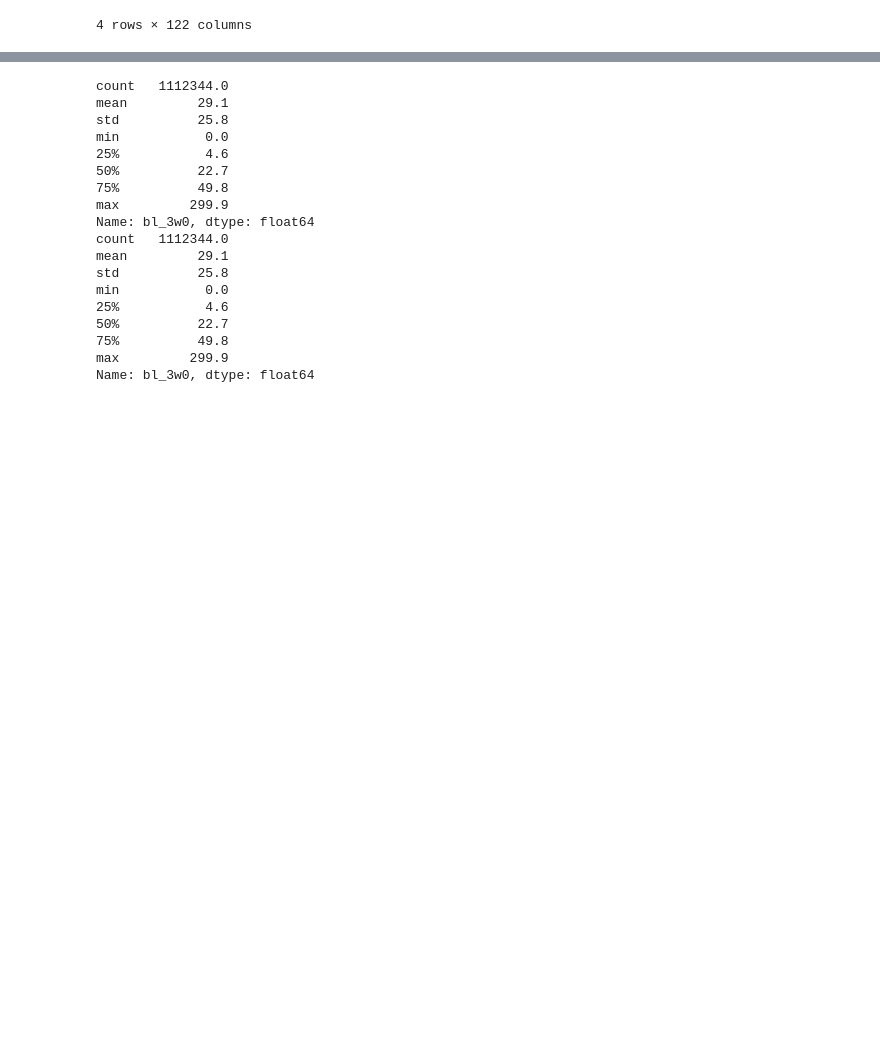
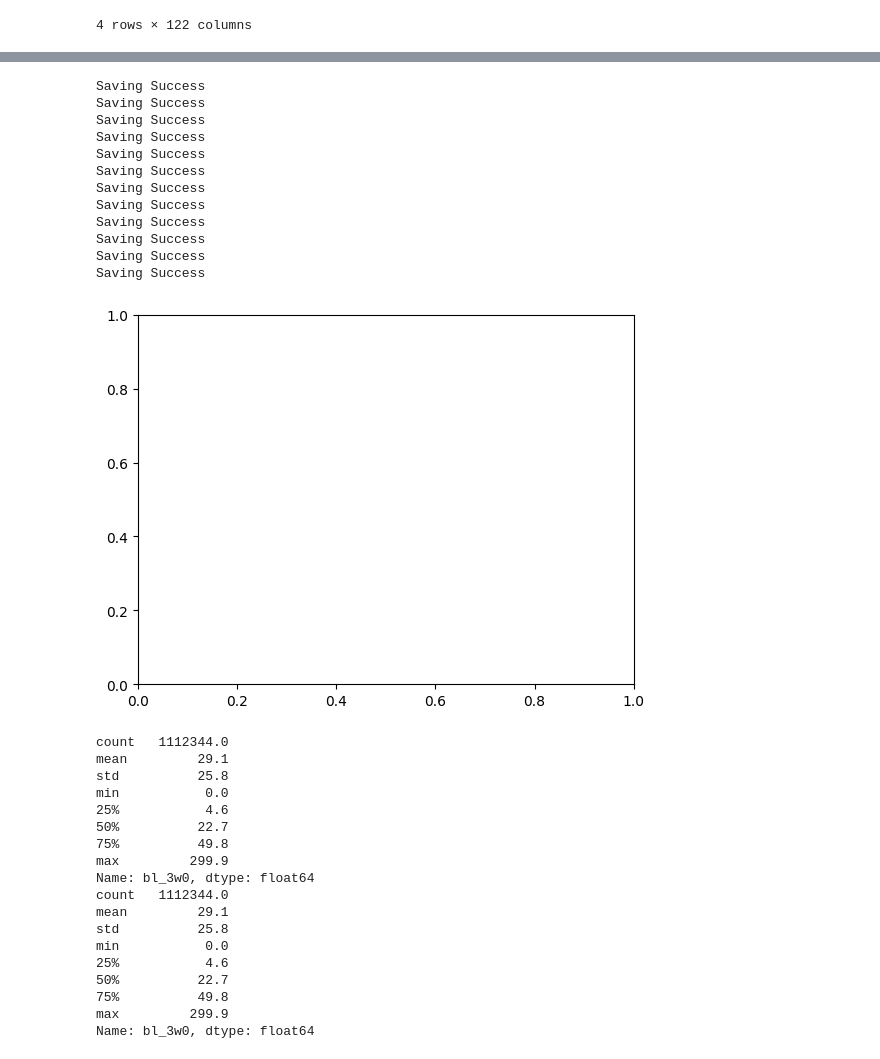
Before and after one commit to SeseRau/py-ma-git, a Jupyter notebook: notebooks/Analyse.ipynb, the cells around one changed output, grey strips where cells are left out. Saved outputs shown, nothing was run; the diff lists cells and outputs as text; code cells hidden in the pictures; blank space fills up the shorter version.

```diff
--- a/notebooks/Analyse.ipynb
+++ b/notebooks/Analyse.ipynb
@@ -230,82 +118,63 @@ from matplotlib import pyplot as plt
 
 folderinput = "../workdir/AIS-TrainedModel/"
 
-#filename = f"aisdk-2023-11-08-xs_3_knn_result"
 filename = f"aisdk-2023-11-08_1_knn_result_18000_10240"
 
 folderoutput = f"../workdir/AIS-Images/{filename}/"
 
 df_res = pd.read_csv(f"{folderinput}{filename}.csv")
 
-# drop columns
-for known in range(3, 13, 1):
-    for noise in range(0, 11, 5):
-        df_res = df_res.rename(columns={f"known_{known}_{noise}": f"known_{known}w{noise}"})
-        df_res = df_res.rename(columns={f"noise_{known}_{noise}": f"noise_{known}w{noise}"})
-        #df_res = df_res.drop(columns=[f"known_{known}w{noise}"])
-        #df_res = df_res.drop(columns=[f"noise_{known}w{noise}"])
+
+# # sorting columns
+# for known in range(12, 2, -1):
+#     for noise in range(10, -1, -5):
+#         for alg in ['as', 'ml', 'lr', 'bl']:
 
 
-# sorting columns
-for known in range(12, 2, -1):
-    for noise in range(10, -1, -5):
-        #for alg in ['as', 'ml', 'lr', 'bl']:
-        for alg in ['ml', 'lr', 'bl']:
+#             first_column = df_res.pop(f"{alg}_{known}w{noise}")
 
-            first_column = df_res.pop(f"{alg}_{known}w{noise}")
+#             df_tmp = df_res.copy()
+#             df_res = []
+#             df_res = df_tmp.copy()
+#             df_tmp = []
 
-            df_tmp = df_res.copy()
-            df_res = []
-            df_res = df_tmp.copy()
-            df_tmp = []
-
-            df_res.insert(0, f"{alg}_{known}w{noise}", first_column)
+#             df_res.insert(0, f"{alg}_{known}w{noise}", first_column)
 
 
 # BL vs XX 3 bis 12 -> 3 Bilder
 for noise in range(0, 11, 5):
-    #for alg in ("bl", "lr", "ml", "as"):
     for alg in ("bl", "lr", "ml", "as"):
         df_loc = df_res.copy()
 
-        # df_loc = df_loc.filter(regex=f"bl|{alg}")
         df_loc = df_loc.filter(regex=f"{alg}")
-        #df_loc = df_loc.filter(regex=f"_{known}w")
         df_loc = df_loc.filter(regex=f"w{noise}")
-        #df_loc = df_loc.filter(regex=f"bl|lr|ml|as")
 
-        #labels = {'bl': 'Baseline', 'lr': 'Lineare Regression', 'ml': 'MLP Regression', 'as': 'Auto Sklearn'}
-
-        #plt.xlabel(f"{labels[alg]}")
-        plt.xlabel(f"Bekannte Positionen")
+        plt.xlabel(f"Anzahl bekannter Positionen")
 
         for known in range(3, 13, 1):
             df_loc = df_loc.rename(columns={f"{alg}_{known}w{noise}": f"{known}"})
-            #df_loc = df_loc.rename(columns={f"lr_{known}_{noise}": f"{known}"})
-            #df_loc = df_loc.rename(columns={f"ml_{known}_{noise}": f"{known}"})
-            #df_loc = df_loc.rename(columns={f"as_{known}_{noise}": f"{known}"})
-            #df_loc[f" {known}"] = df_loc[f"Auto Sklearn_{known}_{noise}"] * 0 + 30
-            #if known == 3:
-            #    df_loc[f" {known}"] = df_loc[f" {known}"] * 0
-
-
-
 
         df_loc.boxplot(showfliers=False, rot=90)
-        #df_loc.boxplot()
-
-
-        #plt.title(f"Vorhersage bei norm. Rauschen mit {noise} m \n Standardabweichung und {alg}")
-        #plt.legend(loc="upper left")
-
-        #plt.xlabel('Bekannte Positionen')
         plt.ylabel('Präzession in [m]')
 
-
-        #plt.show
         plt.savefig(f"{folderoutput}{filename}_test_X_{noise}_{alg}.png", bbox_inches='tight', dpi=600)
+        print('Saving Success')
         df_loc = []
         plt.cla()
+# %% [output]
+Saving Success
+Saving Success
+Saving Success
+Saving Success
+Saving Success
+Saving Success
+Saving Success
+Saving Success
+Saving Success
+Saving Success
+Saving Success
+Saving Success
+[figure, added]
 # %%
 # Datasorting
 import pandas as pd
```
Also changed, not shown: parts of 12 cells of this notebook, 4 other files.
